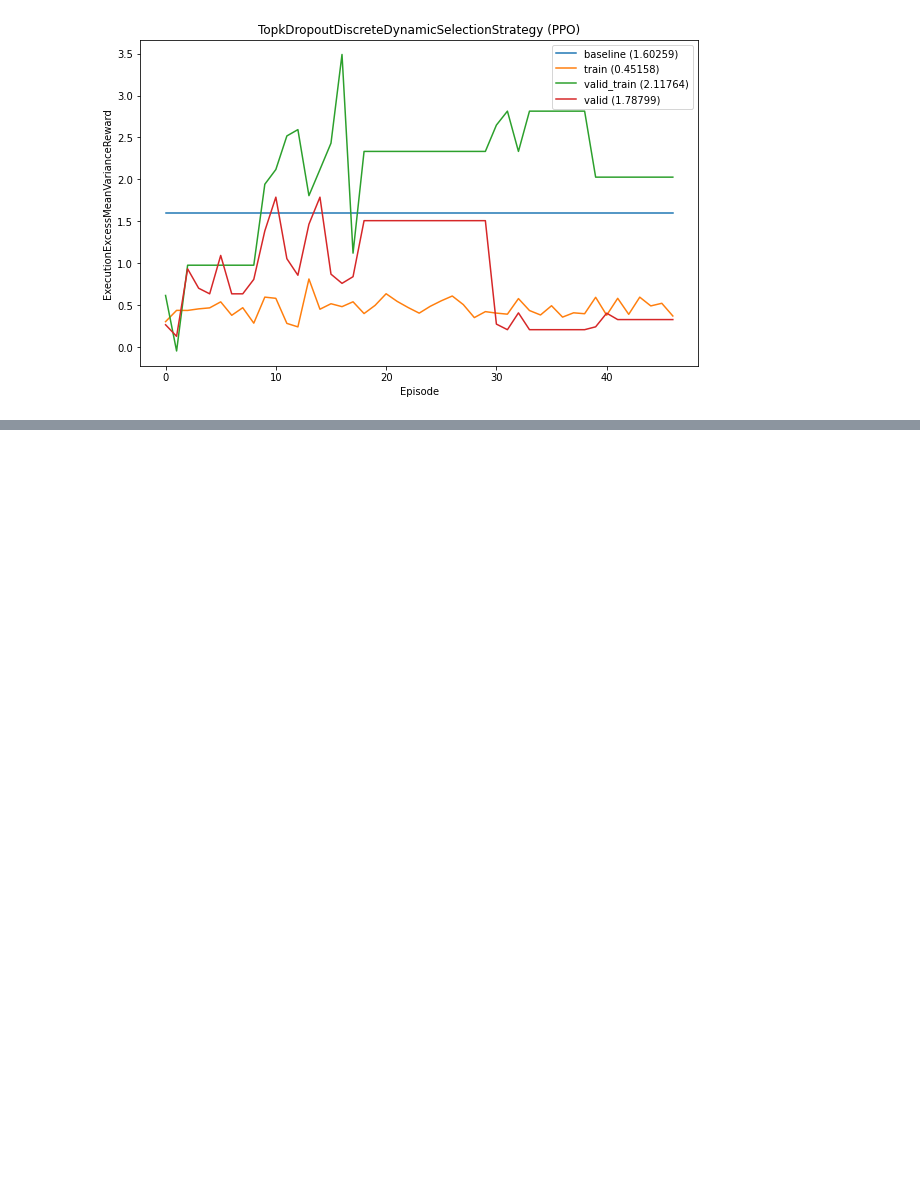
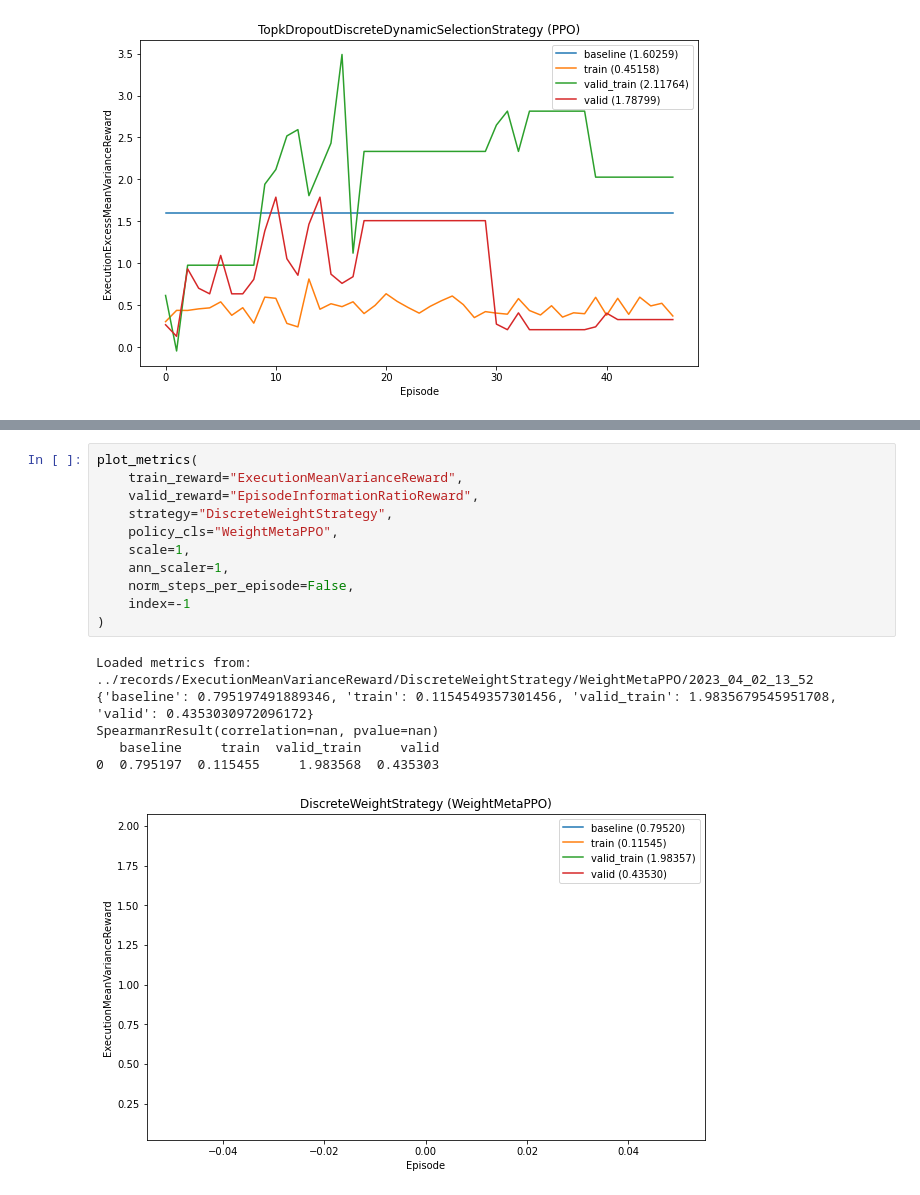
Before and after one commit to ChenglongChen/Long-Capital, a Jupyter notebook: examples/rl_plot_metrics.ipynb, the cells around one changed output, grey strips where cells are left out. Saved outputs shown, nothing was run; the diff lists cells and outputs as text; blank space fills up the shorter version.

```diff
--- a/examples/rl_plot_metrics.ipynb
+++ b/examples/rl_plot_metrics.ipynb
@@ -198,0 +218,18 @@ SpearmanrResult(correlation=0.24871001031991744, pvalue=0.31964521777772886)
+# %%
+plot_metrics(
+    train_reward="ExecutionMeanVarianceReward",
+    valid_reward="EpisodeInformationRatioReward",
+    strategy="DiscreteWeightStrategy",
+    policy_cls="WeightMetaPPO",
+    scale=1,
+    ann_scaler=1,
+    norm_steps_per_episode=False,
+    index=-1
+)
+# %% [output]
+Loaded metrics from: ../records/ExecutionMeanVarianceReward/DiscreteWeightStrategy/WeightMetaPPO/2023_04_02_13_52
+{'baseline': 0.795197491889346, 'train': 0.1154549357301456, 'valid_train': 1.9835679545951708, 'valid': 0.4353030972096172}
+SpearmanrResult(correlation=nan, pvalue=nan)
+   baseline     train  valid_train     valid
+0  0.795197  0.115455     1.983568  0.435303
+[figure, added]
```
Also changed, not shown: parts of 2 cells of this notebook, 9 other files.
